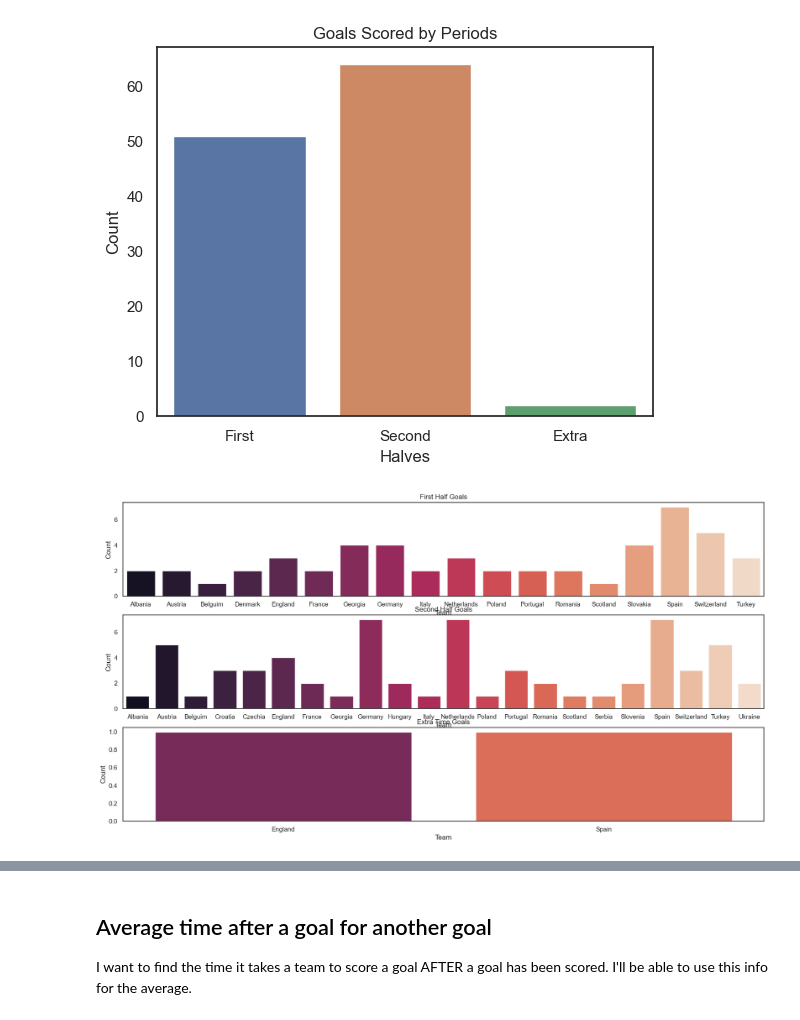
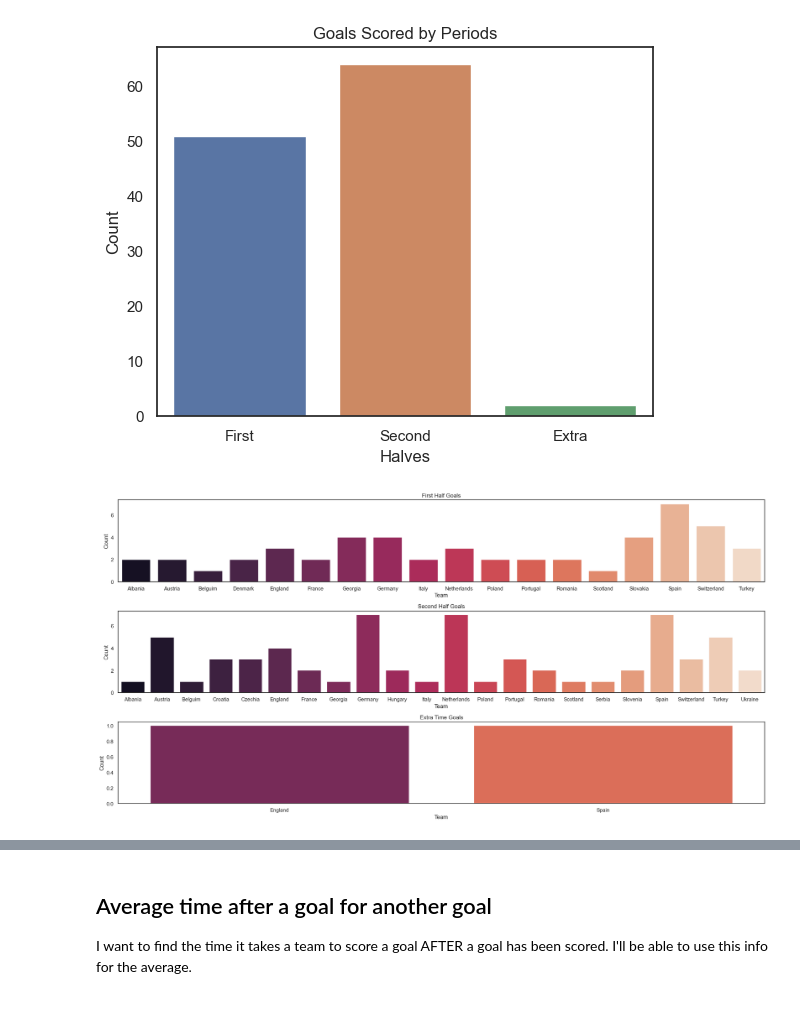
Before and after one commit to abigwind/Example-Work, a Jupyter notebook: Euros/Euros2024.ipynb, the cells around one changed output, grey strips where cells are left out. Cells and saved outputs as stored; diff of their text form; code cells hidden in the pictures.

```diff
--- a/Euros/Euros2024.ipynb
+++ b/Euros/Euros2024.ipynb
@@ -64,15 +61,16 @@ t = t.rename(columns={0:'Count'})
 # %%
 first = t[t['Half']==1]
 second = t[t['Half']==2]
 extra = t[t['Half']==3]
 
 f, (ax1, ax2, ax3) = plt.subplots(3, 1, figsize=(20, 10))
 
 sns.barplot(x=first['Team'], y=first['Count'], palette="rocket", ax=ax1)
 ax1.set_title('First Half Goals')
 ax2.set_title('Second Half Goals')
 ax3.set_title('Extra Time Goals')
 sns.barplot(x=second['Team'], y=second['Count'], palette="rocket", ax=ax2)
-sns.barplot(x=extra['Team'], y=extra['Count'], palette="rocket", ax=ax3);
+sns.barplot(x=extra['Team'], y=extra['Count'], palette="rocket", ax=ax3)
+f.tight_layout();
 # %% [output]
-[figure, old version]
+[figure, new version]
```
Also changed, not shown: parts of 36 cells of this notebook.
